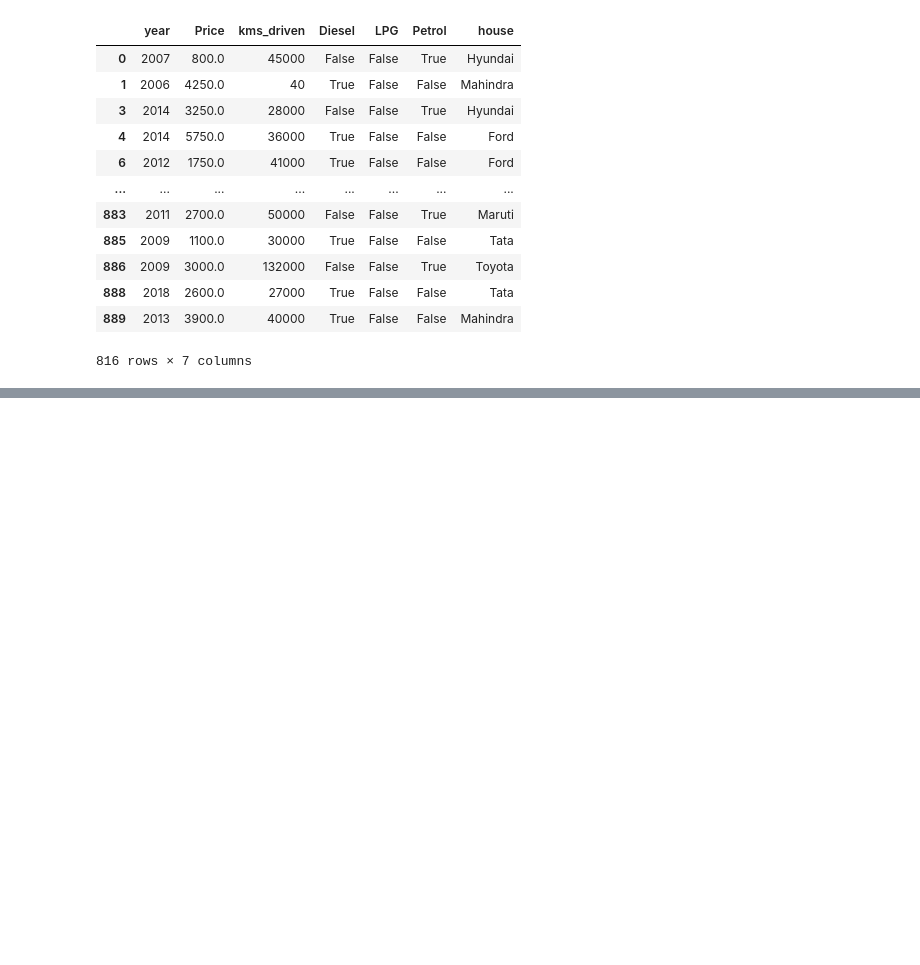
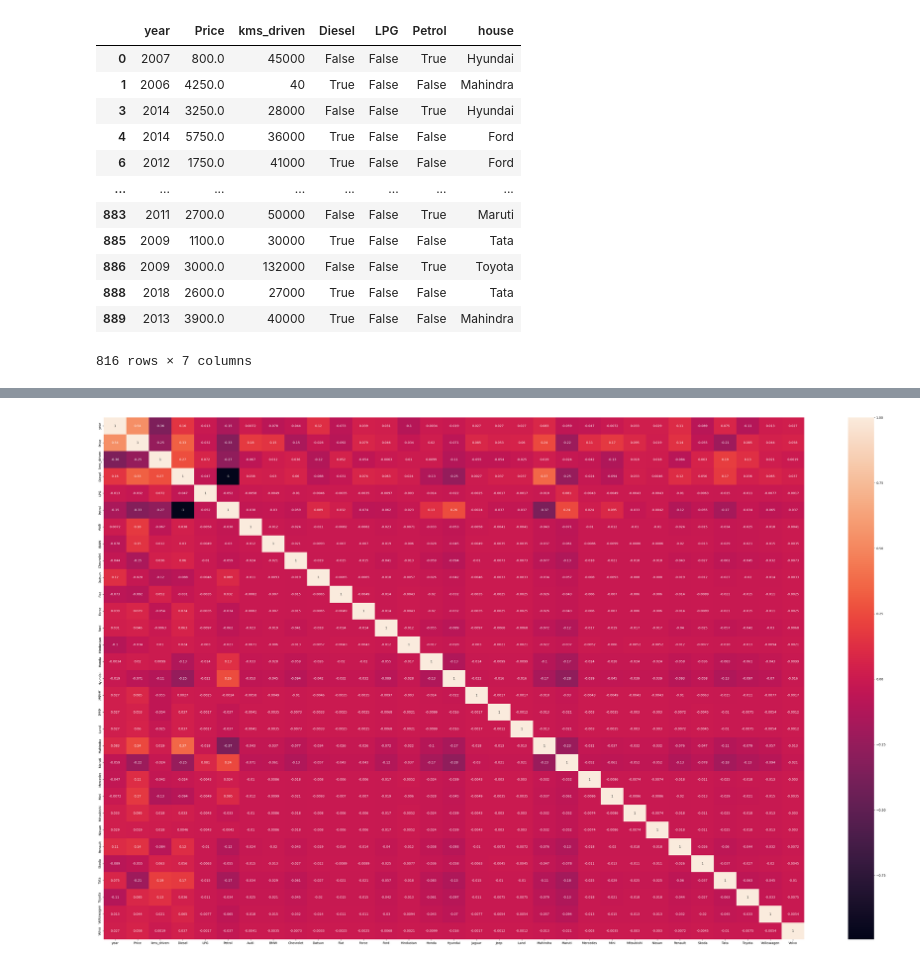
Before and after one commit to lebondon/FISTIC2024_FD, a Jupyter notebook: FD_files/lez 7/cars.ipynb, the cells around one changed output, grey strips where cells are left out. Cells and saved outputs as stored; diff of their text form; code cells hidden in the pictures; blank space fills up the shorter version.

```diff
--- a/FD_files/lez 7/cars.ipynb
+++ b/FD_files/lez 7/cars.ipynb
@@ -195,0 +202,6 @@ df.drop('name',axis=1)
+# %%
+one_hot=pd.get_dummies(df['house'])
+df=df.drop('house',axis=1)
+df = df.join(one_hot)
+df=df.drop('name',axis=1)
+df
@@ -195,0 +249,3 @@ df.drop('name',axis=1)
+# %%
+df=df.apply(pd.to_numeric)
+df
@@ -195,0 +266,9 @@ df.drop('name',axis=1)
+# %%
+
+import matplotlib.pyplot as plt
+
+plt.figure(figsize=(50,30))
+sns.heatmap(df.corr(method='spearman'), annot=True)
+plt.show()
+# %% [output]
+[figure, added]
```
Also changed, not shown: parts of 27 cells of this notebook, 4 other files.
